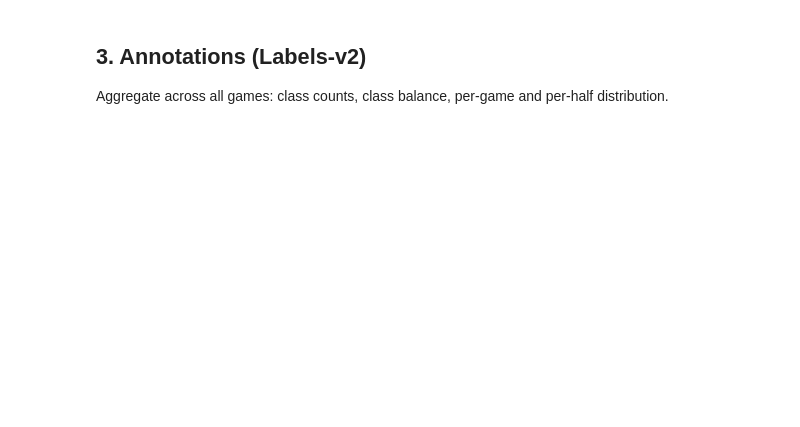
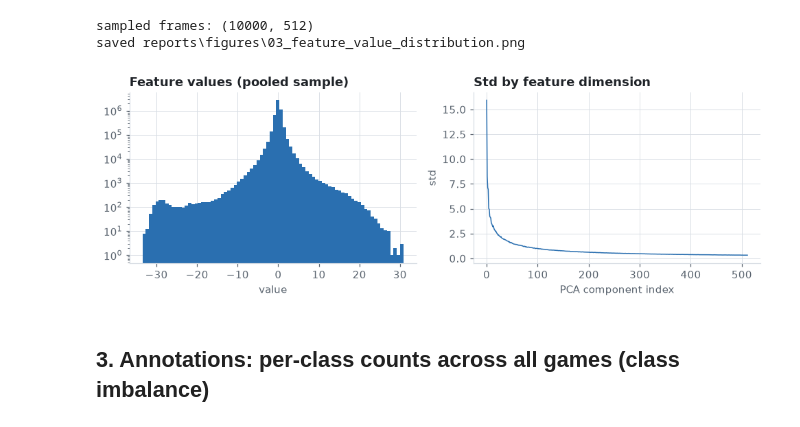
Before and after one commit to kelly24-bit/ComputerVision_Final, a Jupyter notebook: notebooks/eda.ipynb, the cells around one changed output. Saved outputs shown, nothing was run; the diff lists cells and outputs as text; code cells hidden in the pictures; blank space fills up the shorter version.

```diff
--- a/notebooks/eda.ipynb
+++ b/notebooks/eda.ipynb
@@ -21,0 +116,10 @@ Shapes per game/half, consistency of feature dimension, value ranges.
+# %%
+fig, axes = plt.subplots(1, 3, figsize=(12, 3.2))
+axes[0].hist(present.n_frames, bins=25, color=BAR, edgecolor="white", lw=0.5)
+axes[0].set_title("Frames per half"); axes[0].set_xlabel("n_frames (per array)"); axes[0].set_ylabel("arrays")
+axes[1].hist(present["mean"], bins=25, color=BAR, edgecolor="white", lw=0.5)
+axes[1].set_title("Per-array mean"); axes[1].set_xlabel("mean feature value")
+axes[2].hist(present["std"], bins=25, color=BAR, edgecolor="white", lw=0.5)
+axes[2].set_title("Per-array std"); axes[2].set_xlabel("std of feature values")
+for a in axes: a.grid(axis="y", color=GRID, lw=0.6); a.set_axisbelow(True)
+fig.tight_layout(); save(fig, "02_feature_summaries.png"); plt.show()
@@ -22,3 +129,24 @@ Shapes per game/half, consistency of feature dimension, value ranges.
+# %%
+# Pooled value distribution from a random sample of frames (avoid loading everything into one array).
+rng = np.random.default_rng(0)
+sample = []
+for g in games:
+    for h, f in enumerate(dl.load_game(g, mmap=True)["features"], start=1):
+        if f is not None and len(f):
+            idx = np.sort(rng.choice(len(f), size=min(50, len(f)), replace=False))
+            sample.append(np.asarray(f[idx]))
+sample = np.concatenate(sample)
+print("sampled frames:", sample.shape)
+fig, axes = plt.subplots(1, 2, figsize=(9, 3.2))
+axes[0].hist(sample.ravel(), bins=80, color=BAR, edgecolor="none")
+axes[0].set_title("Feature values (pooled sample)"); axes[0].set_xlabel("value"); axes[0].set_yscale("log")
+axes[1].plot(sample.std(axis=0), color=BAR, lw=1)
+axes[1].set_title("Std by feature dimension"); axes[1].set_xlabel("PCA component index"); axes[1].set_ylabel("std")
+for a in axes: a.grid(color=GRID, lw=0.6); a.set_axisbelow(True)
+fig.tight_layout(); save(fig, "03_feature_value_distribution.png"); plt.show()
+# %% [output]
+sampled frames: (10000, 512)
+saved reports\figures\03_feature_value_distribution.png
+[figure, added]
 # %% [markdown]
-## 3. Annotations (Labels-v2)
-Aggregate across all games: class counts, class balance, per-game and per-half distribution.
+## 3. Annotations: per-class counts across all games (class imbalance)
```
Also changed, not shown: parts of 22 cells of this notebook, 7 other files.
